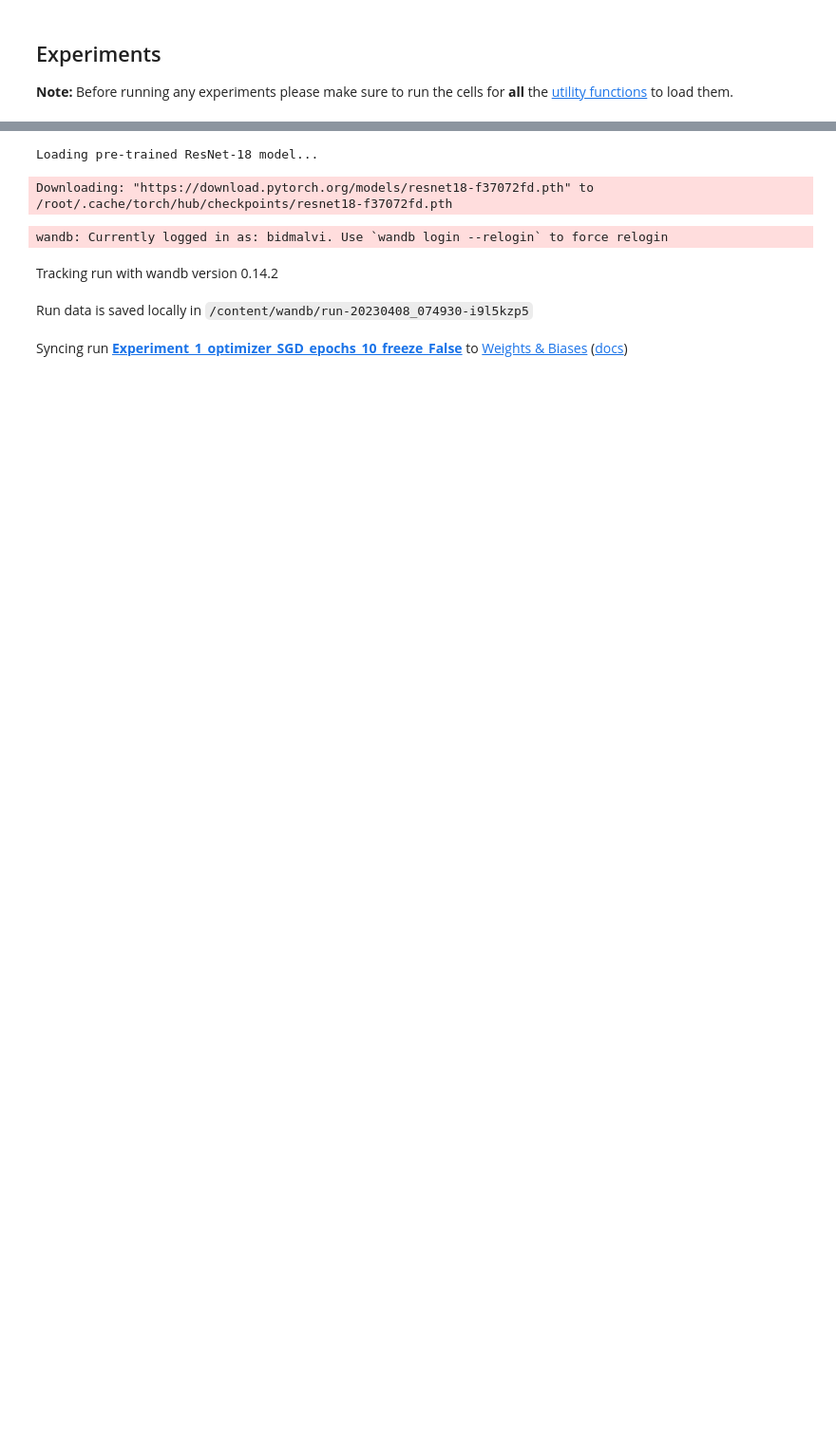
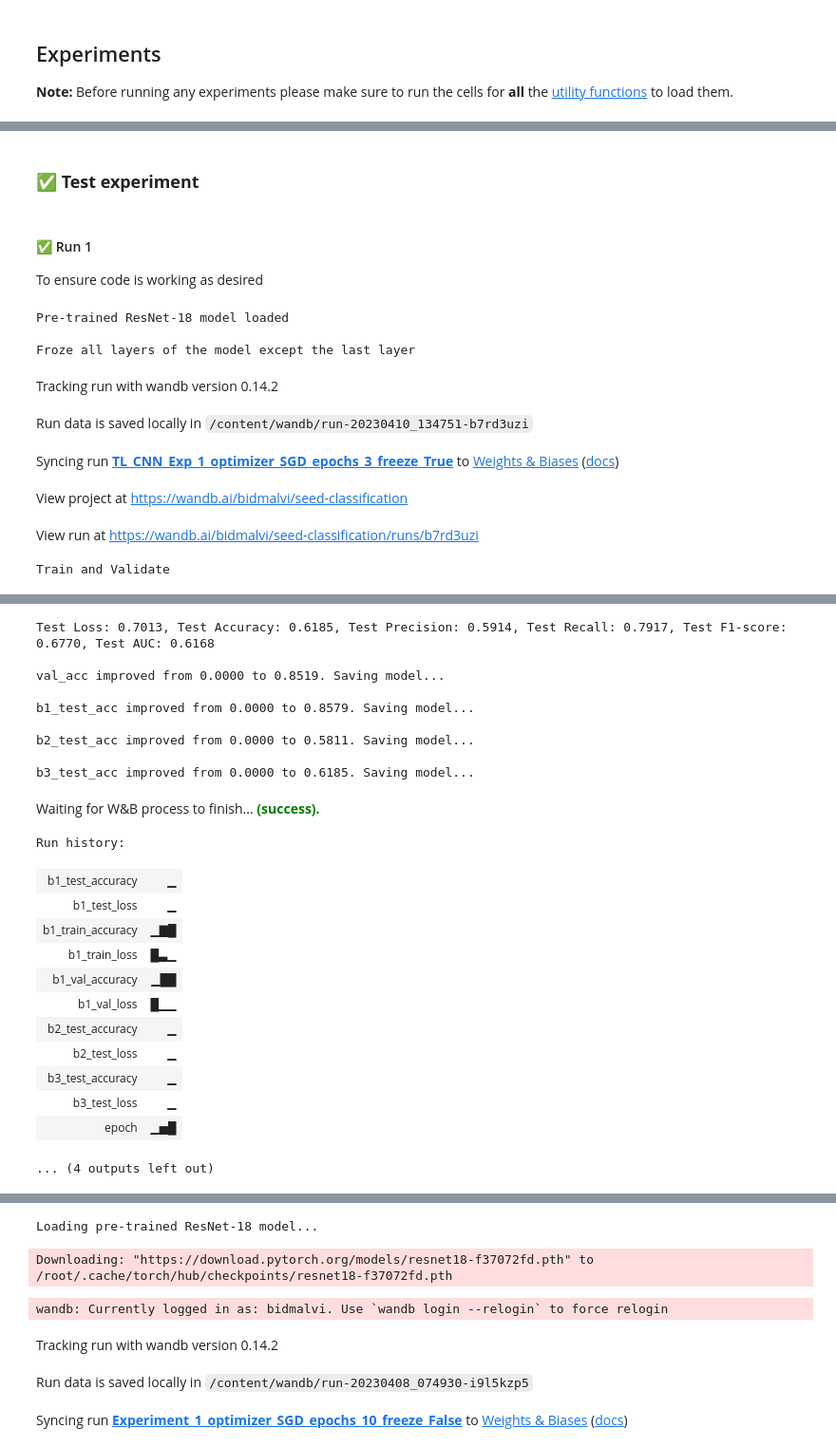
Before and after one commit to malvibid/COMP3029-Computer-Vision, a Jupyter notebook: COMP3029_Computer_Vision_Coursework.ipynb, the cells around one changed output, grey strips where cells are left out. Shown at 95% size. Drawn from its saved outputs; the diff is of its cells as text; code cells hidden in the pictures; blank space fills up the shorter version.

Commit message:
Code clean-up, generalized utility functions & saving models

```diff
--- a/COMP3029_Computer_Vision_Coursework.ipynb
+++ b/COMP3029_Computer_Vision_Coursework.ipynb
@@ -562,0 +699,12 @@ B3 Test Labels: tensor([0, 0, 0, 0, 1, 1, 1, 1, 0, 0, 0, 0, 1, 0, 1, 0, 0, 0, 1,
+# %%
+def freeze_layers(model, freeze=True, last_layer_name="fc"):
+    if freeze:
+        # Freeze all layers except the last one
+        for param in model.parameters():
+            param.requires_grad = False
+
+        # Unfreeze the last layer
+        last_layer = getattr(model, last_layer_name)
+        for param in last_layer.parameters():
+            param.requires_grad = True
+    return model
@@ -674,3 +789,20 @@ def evaluate_model(batch_num, model, criterion, eval_loader, test=True, device=t
+# %%
+# Define a function that returns the modified ResNet-18 model
+def create_resnet18_model():
+    # Load the pre-trained ResNet-18 model
+    resnet18_model = resnet18(pretrained=True)
+
+    print("\nPre-trained ResNet-18 model loaded\n")
+
+    # Modify the resnet18 model for binary classification (GoodSeed or BadSeed)
+    # Replace the last fully connected layer with a new one for binary classification
+    num_classes = 2   # [BadSeed, GoodSeed]
+    resnet18_model.fc = nn.Linear(resnet18_model.fc.in_features, num_classes)
+
+    # Sanity check - check if last FC layer has been replaced correctly
+    #print(resnet18_model)
+
+    return resnet18_model
 # %% [markdown]
 ## Experiments
 
@@ -748,0 +810,28 @@ def run_experiment(exp_name, optimizer_type, optimizer_args, epochs, freeze=True
+# %%
+# Keep track of the models with the best accuracies for each evaluation set across experiments
+best_accuracies = {
+    "val_acc": 0.0,
+    "b1_test_acc": 0.0,
+    "b2_test_acc": 0.0,
+    "b3_test_acc": 0.0
+}
+# %% [markdown]
+### ✅ **Test experiment**
+# %% [markdown]
+#### ✅ Run 1
+To ensure code is working as desired
+# %%
+#test experiment run to ensure code is working as desired
+# Define the optimizer type and its args
+optimizer_SGD_args = {'lr': 0.001, 'momentum': 0.9}
+best_accuracies = run_experiment(best_accuracies, "TL_CNN_Exp_1", create_resnet18_model(), optim.SGD, optimizer_SGD_args, epochs=3, freeze=True)
+# %% [output]
+Pre-trained ResNet-18 model loaded
+
+Froze all layers of the model except the last layer
+Tracking run with wandb version 0.14.2
+Run data is saved locally in /content/wandb/run-20230410_134751-b7rd3uzi
+Syncing run TL_CNN_Exp_1_optimizer_SGD_epochs_3_freeze_True to Weights & Biases (docs)
+View project at https://wandb.ai/bidmalvi/seed-classification
+View run at https://wandb.ai/bidmalvi/seed-classification/runs/b7rd3uzi
+Train and Validate
@@ -748,0 +852,23 @@ def run_experiment(exp_name, optimizer_type, optimizer_args, epochs, freeze=True
+Test Loss: 0.7013, Test Accuracy: 0.6185, Test Precision: 0.5914, Test Recall: 0.7917, Test F1-score: 0.6770, Test AUC: 0.6168
+
+val_acc improved from 0.0000 to 0.8519. Saving model...
+
+b1_test_acc improved from 0.0000 to 0.8579. Saving model...
+
+b2_test_acc improved from 0.0000 to 0.5811. Saving model...
+
+b3_test_acc improved from 0.0000 to 0.6185. Saving model...
+Waiting for W&B process to finish... (success).
+Run history:
+| b1_test_accuracy | ▁ |
+| b1_test_loss | ▁ |
+| b1_train_accuracy | ▁▇█ |
+| b1_train_loss | █▃▁ |
+| b1_val_accuracy | ▁██ |
+| b1_val_loss | █▁▁ |
+| b2_test_accuracy | ▁ |
+| b2_test_loss | ▁ |
+| b3_test_accuracy | ▁ |
+| b3_test_loss | ▁ |
+| epoch | ▁▅█ |
+... (4 outputs left out)
```
Also changed, not shown: parts of 32 cells of this notebook.
